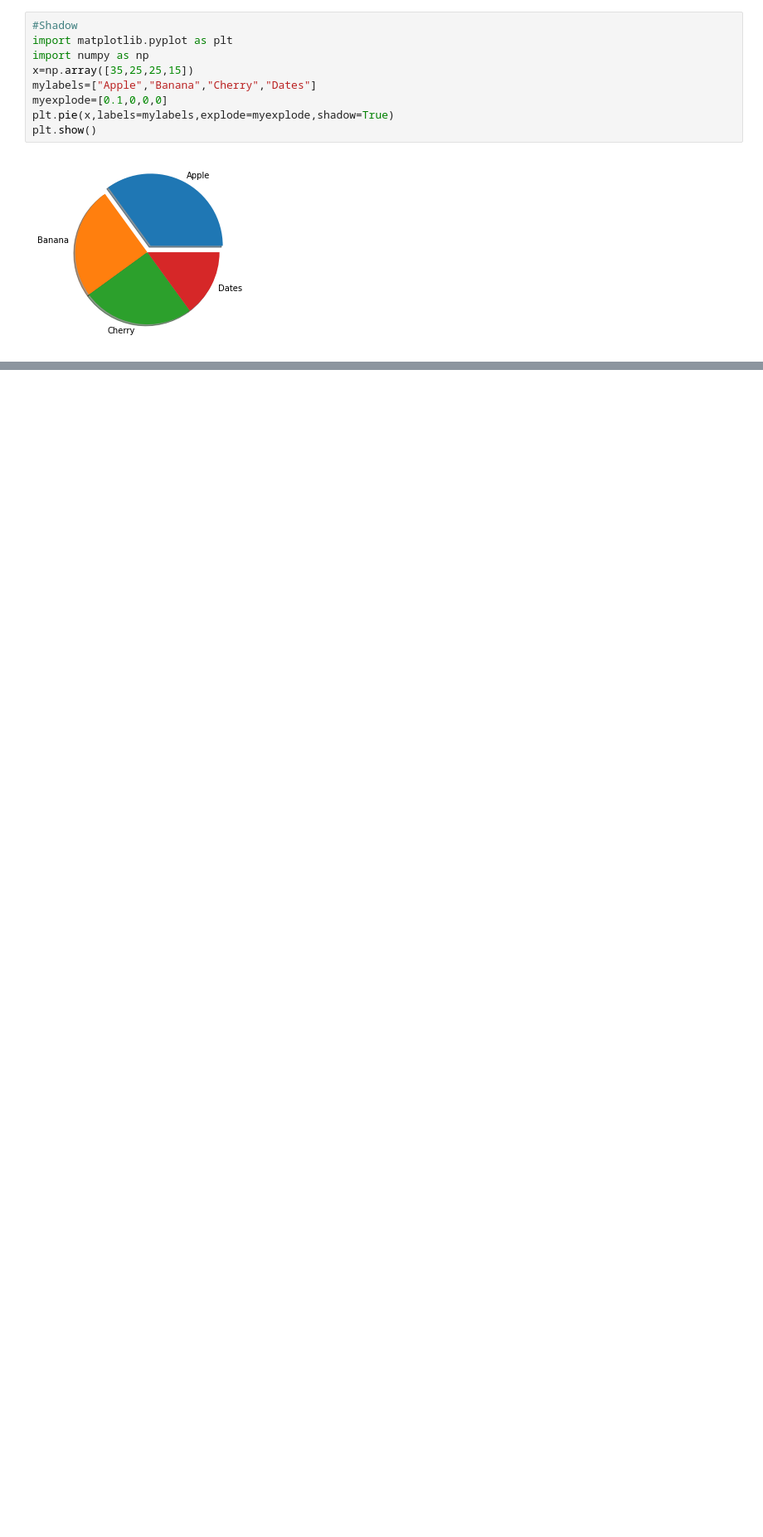
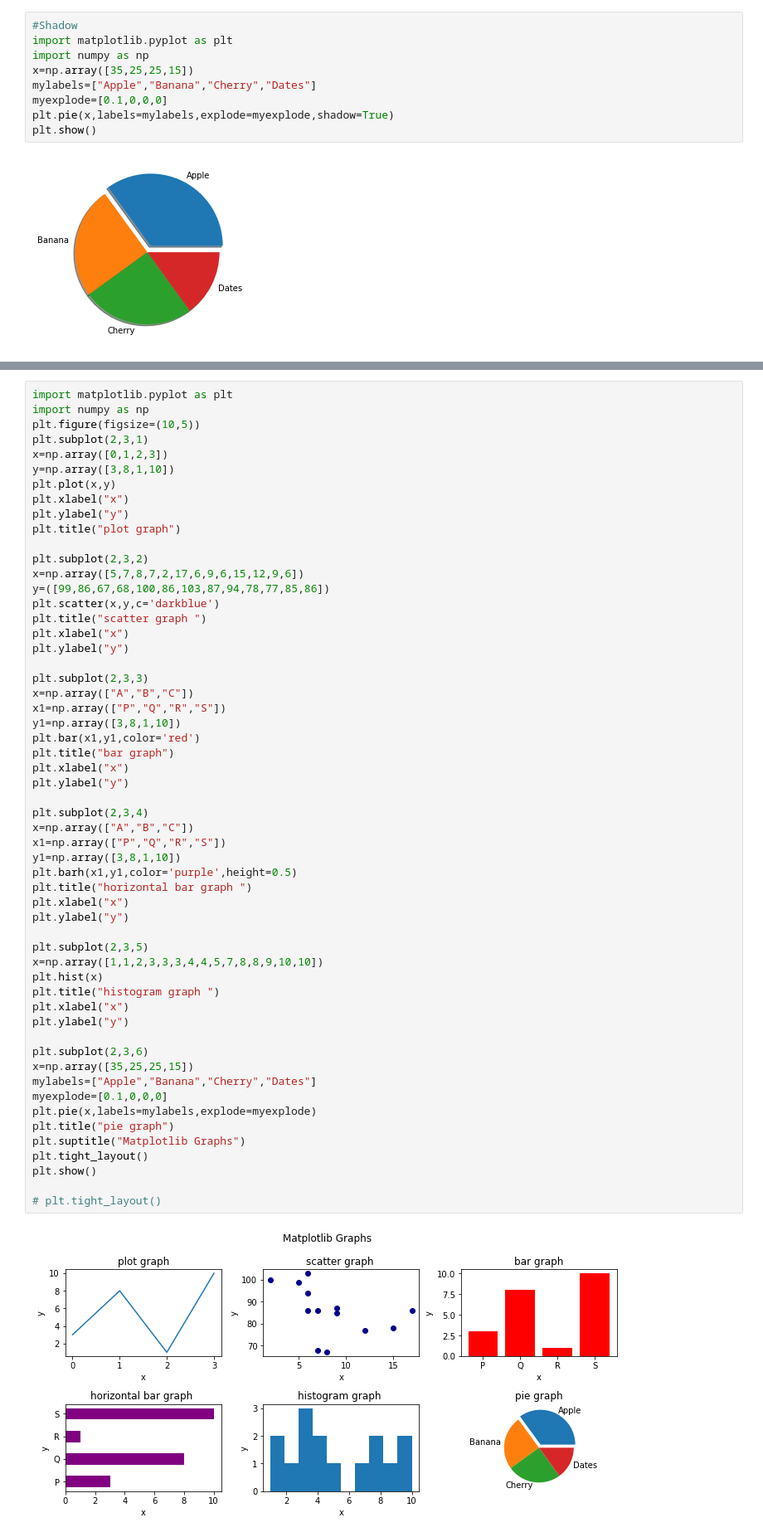
Before and after one commit to harshil2024-gh/python, a Jupyter notebook: Chapter 10- matplotlib.ipynb, the cells around one changed output, grey strips where cells are left out. Shown at 83% size. Saved outputs shown, nothing was run; the diff lists cells and outputs as text; blank space fills up the shorter version.

```diff
--- a/Chapter 10- matplotlib.ipynb
+++ b/Chapter 10- matplotlib.ipynb
@@ -293,0 +296,58 @@ plt.show()
+# %%
+import matplotlib.pyplot as plt
+import numpy as np
+plt.figure(figsize=(10,5))
+plt.subplot(2,3,1)
+x=np.array([0,1,2,3])
+y=np.array([3,8,1,10])
+plt.plot(x,y)
+plt.xlabel("x")
+plt.ylabel("y")
+plt.title("plot graph")
+
+plt.subplot(2,3,2)
+x=np.array([5,7,8,7,2,17,6,9,6,15,12,9,6])
+y=([99,86,67,68,100,86,103,87,94,78,77,85,86])
+plt.scatter(x,y,c='darkblue')
+plt.title("scatter graph ")
+plt.xlabel("x")
+plt.ylabel("y")
+
+plt.subplot(2,3,3)
+x=np.array(["A","B","C"])
+x1=np.array(["P","Q","R","S"])
+y1=np.array([3,8,1,10])
+plt.bar(x1,y1,color='red')
+plt.title("bar graph")
+plt.xlabel("x")
+plt.ylabel("y")
+
+plt.subplot(2,3,4)
+x=np.array(["A","B","C"])
+x1=np.array(["P","Q","R","S"])
+y1=np.array([3,8,1,10])
+plt.barh(x1,y1,color='purple',height=0.5)
+plt.title("horizontal bar graph ")
+plt.xlabel("x")
+plt.ylabel("y")
+
+plt.subplot(2,3,5)
+x=np.array([1,1,2,3,3,3,4,4,5,7,8,8,9,10,10])
+plt.hist(x)
+plt.title("histogram graph ")
+plt.xlabel("x")
+plt.ylabel("y")
+
+plt.subplot(2,3,6)
+x=np.array([35,25,25,15])
+mylabels=["Apple","Banana","Cherry","Dates"]
+myexplode=[0.1,0,0,0]
+plt.pie(x,labels=mylabels,explode=myexplode)
+plt.title("pie graph")
+plt.suptitle("Matplotlib Graphs")
+plt.tight_layout()
+plt.show()
+
+# plt.tight_layout()
+# %% [output]
+[figure, added]
```
Also changed, not shown: parts of 13 cells of this notebook.
